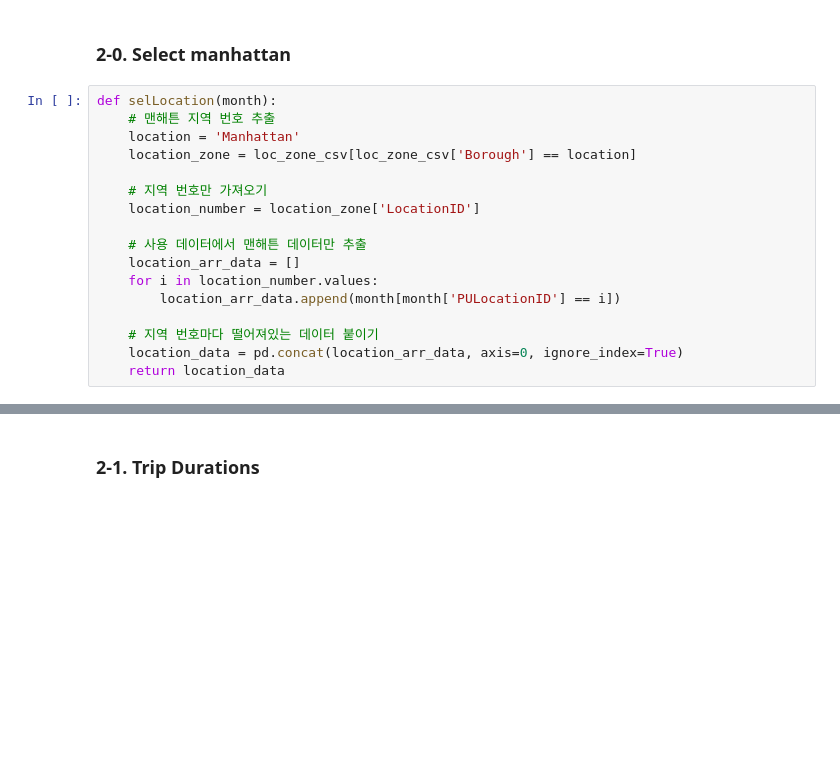
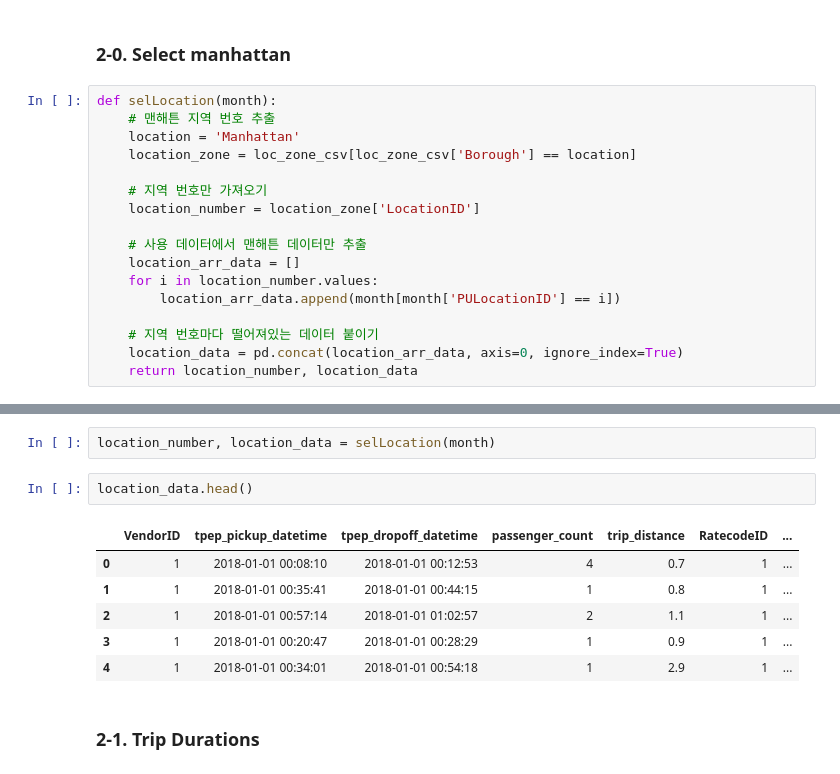
Before and after one commit to SoftwareApplicatiokn/newyork_taxi, a Jupyter notebook: read_file.ipynb, the cells around one changed output, grey strips where cells are left out. Cells and saved outputs as stored; diff of their text form; blank space fills up the shorter version.

```diff
--- a/read_file.ipynb
+++ b/read_file.ipynb
@@ -92,4 +92,4 @@ def selLocation(month):
 
     # 지역 번호마다 떨어져있는 데이터 붙이기
     location_data = pd.concat(location_arr_data, axis=0, ignore_index=True)
-    return location_data
+    return location_number, location_data
@@ -112,3 +96,14 @@ selLocation(month)
+# %%
+location_number, location_data = selLocation(month)
+# %%
+location_data.head()
+# %% [output]
+|  | VendorID | tpep_pickup_datetime | tpep_dropoff_datetime | passenger_count | trip_distance | RatecodeID | ... |
+| 0 | 1 | 2018-01-01 00:08:10 | 2018-01-01 00:12:53 | 4 | 0.7 | 1 | ... |
+| 1 | 1 | 2018-01-01 00:35:41 | 2018-01-01 00:44:15 | 1 | 0.8 | 1 | ... |
+| 2 | 1 | 2018-01-01 00:57:14 | 2018-01-01 01:02:57 | 2 | 1.1 | 1 | ... |
+| 3 | 1 | 2018-01-01 00:20:47 | 2018-01-01 00:28:29 | 1 | 0.9 | 1 | ... |
+| 4 | 1 | 2018-01-01 00:34:01 | 2018-01-01 00:54:18 | 1 | 2.9 | 1 | ... |
 # %% [markdown]
 ### 2-1. Trip Durations
 # %%
```
Also changed, not shown: parts of 3 cells of this notebook.
